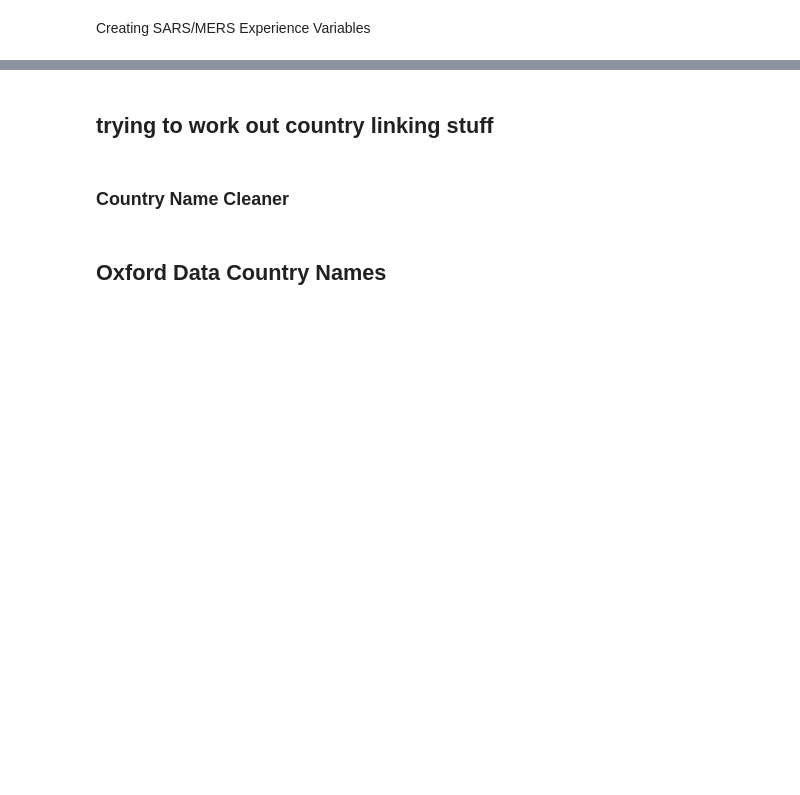
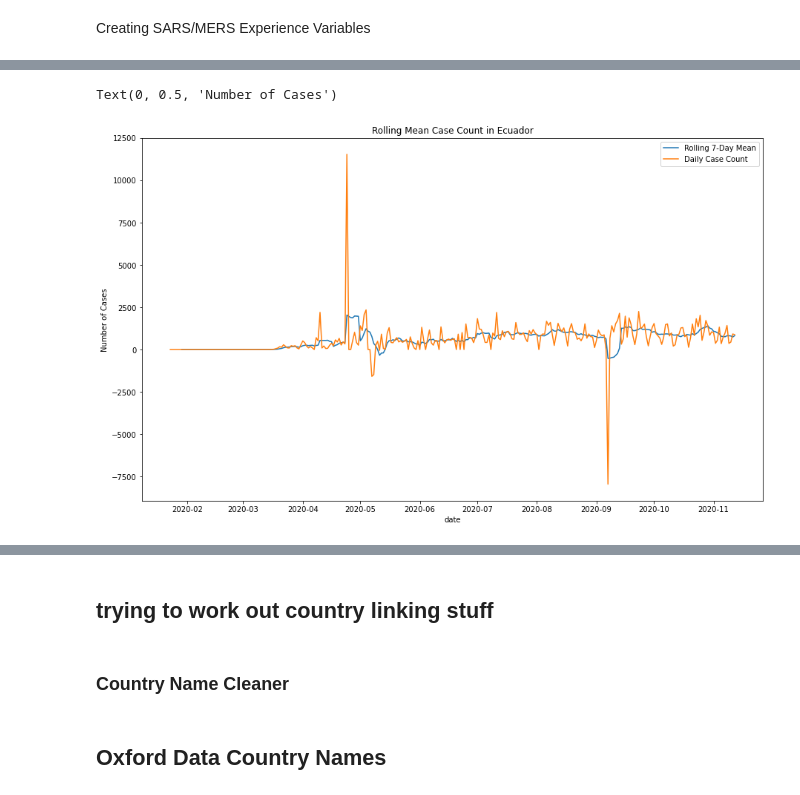
Before and after one commit to chacreton190/COVID-19, a Jupyter notebook: Code/COVID Manipulation 10-27-20.ipynb, the cells around one changed output, grey strips where cells are left out. Cells and saved outputs as stored; diff of their text form; code cells hidden in the pictures; blank space fills up the shorter version.

```diff
--- a/Code/COVID Manipulation 10-27-20.ipynb
+++ b/Code/COVID Manipulation 10-27-20.ipynb
@@ -666,0 +898,9 @@ long_df_newcontrol.case_count.hist()
+# %%
+country = 'ecuador'
+sns.lineplot(y ='case_rol_mean7',x='date' ,data = finaldf.loc[finaldf.country ==country],label='Rolling 7-Day Mean')
+sns.lineplot(y ='case_count',x='date' ,data = finaldf.loc[finaldf.country ==country],label='Daily Case Count')
+plt.title(f'Rolling Mean Case Count in {country[0].upper()}{country[1:]}')
+plt.ylabel('Number of Cases')
+# %% [output]
+Text(0, 0.5, 'Number of Cases')
+[figure, added]
```
Also changed, not shown: parts of 98 cells of this notebook, 16 other files.
